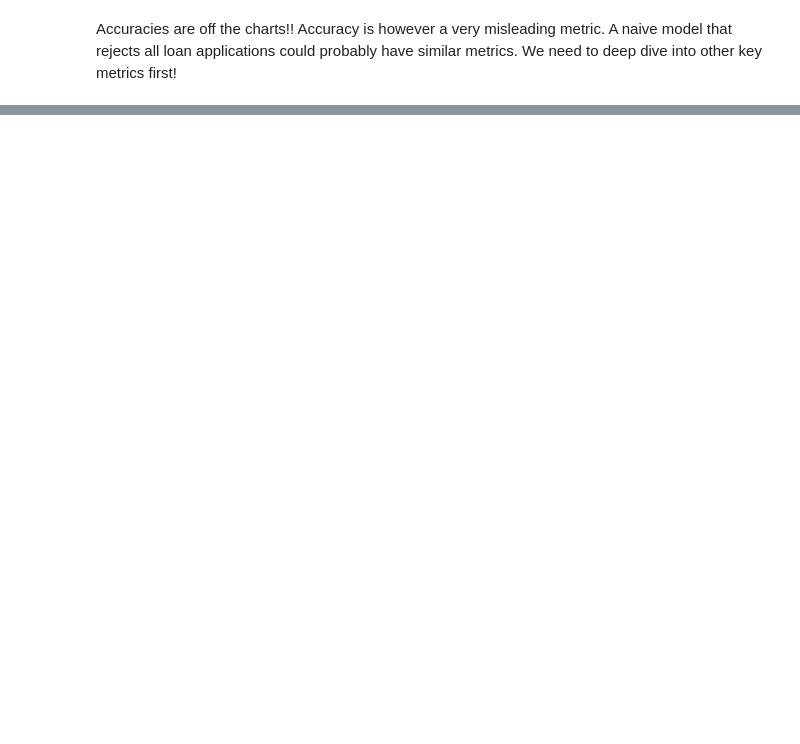
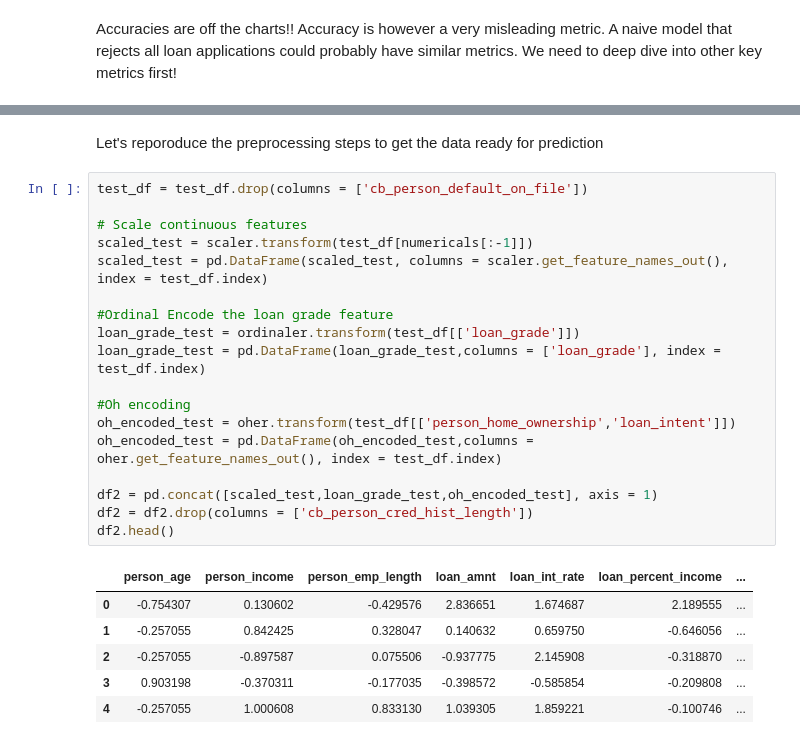
Before and after one commit to ricrichardthomas1/kaggle_loan, a Jupyter notebook: notebooks/loan_approval.ipynb, the cells around one changed output, grey strips where cells are left out. Cells and saved outputs as stored; diff of their text form; blank space fills up the shorter version.

```diff
--- a/notebooks/loan_approval.ipynb
+++ b/notebooks/loan_approval.ipynb
@@ -322,0 +565,27 @@ Accuracies are off the charts!! Accuracy is however a very misleading metric. A
+# %% [markdown]
+Let's reporoduce the preprocessing steps to get the data ready for prediction
+# %%
+test_df = test_df.drop(columns = ['cb_person_default_on_file'])
+
+# Scale continuous features
+scaled_test = scaler.transform(test_df[numericals[:-1]])
+scaled_test = pd.DataFrame(scaled_test, columns = scaler.get_feature_names_out(), index = test_df.index)
+
+#Ordinal Encode the loan grade feature
+loan_grade_test = ordinaler.transform(test_df[['loan_grade']])
+loan_grade_test = pd.DataFrame(loan_grade_test,columns = ['loan_grade'], index = test_df.index)
+
+#Oh encoding
+oh_encoded_test = oher.transform(test_df[['person_home_ownership','loan_intent']])
+oh_encoded_test = pd.DataFrame(oh_encoded_test,columns = oher.get_feature_names_out(), index = test_df.index)
+
+df2 = pd.concat([scaled_test,loan_grade_test,oh_encoded_test], axis = 1)
+df2 = df2.drop(columns = ['cb_person_cred_hist_length'])
+df2.head()
+# %% [output]
+|  | person_age | person_income | person_emp_length | loan_amnt | loan_int_rate | loan_percent_income | ... |
+| 0 | -0.754307 | 0.130602 | -0.429576 | 2.836651 | 1.674687 | 2.189555 | ... |
+| 1 | -0.257055 | 0.842425 | 0.328047 | 0.140632 | 0.659750 | -0.646056 | ... |
+| 2 | -0.257055 | -0.897587 | 0.075506 | -0.937775 | 2.145908 | -0.318870 | ... |
+| 3 | 0.903198 | -0.370311 | -0.177035 | -0.398572 | -0.585854 | -0.209808 | ... |
+| 4 | -0.257055 | 1.000608 | 0.833130 | 1.039305 | 1.859221 | -0.100746 | ... |
```
Also changed, not shown: parts of 18 cells of this notebook, 1 other file.
